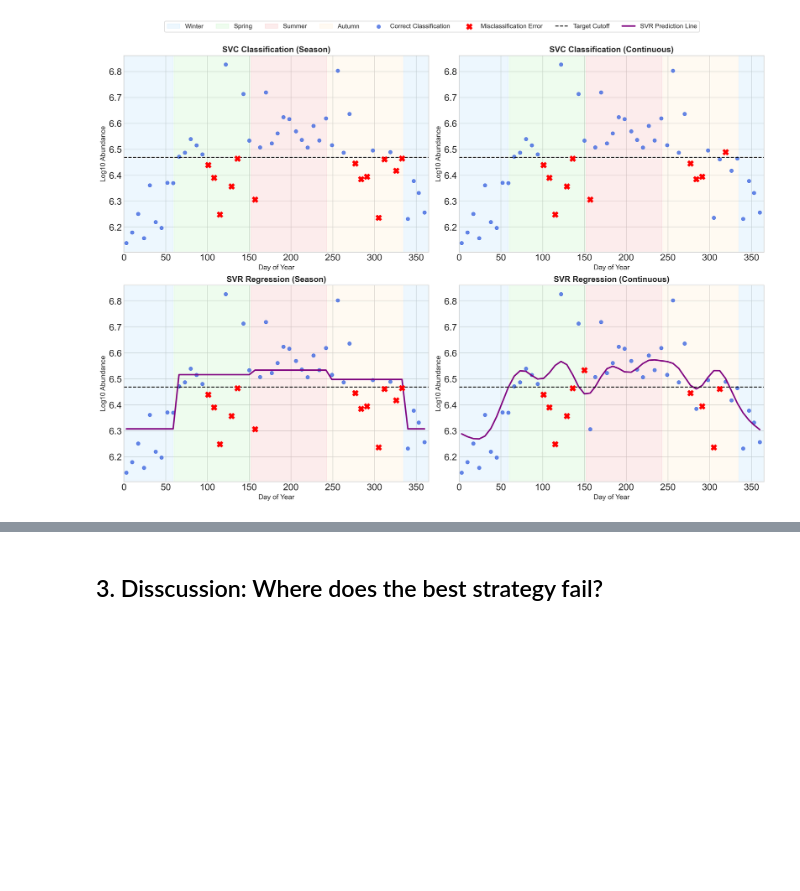
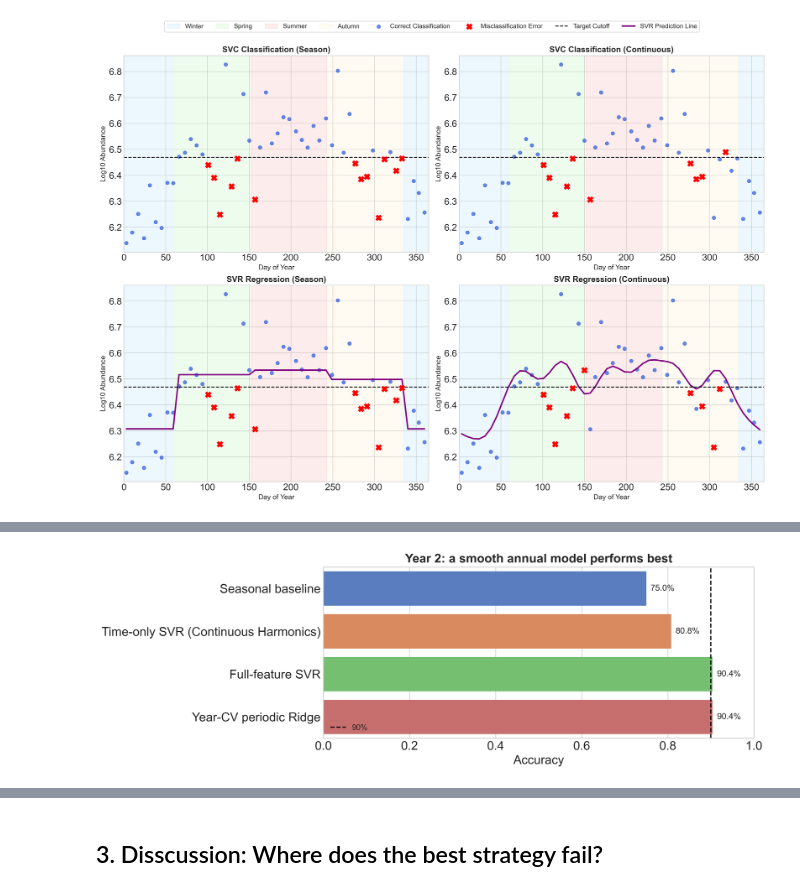
Before and after one commit to tjduu/dummy, a Jupyter notebook: ass1_oces5303_20601408.ipynb, the cells around one changed output, grey strips where cells are left out. Drawn from its saved outputs; the diff is of its cells as text; code cells hidden in the pictures; blank space fills up the shorter version.

```diff
--- a/ass1_oces5303_20601408.ipynb
+++ b/ass1_oces5303_20601408.ipynb
@@ -514,13 +508,13 @@ environmental_features = [
      "Log1p_PO4", "Log1p_SiO4","Log1p_DIN"
 ]
 svr_features = [
-    name for harmonic in range(1, 9) # minimum 6 harmonics for SVR to capture most, kept here with 8 for consistency with Ridge
+    name for harmonic in range(1, 9)
     for name in [f"Day_sin_{harmonic}", f"Day_cos_{harmonic}"]
 ] + environmental_features
 
 ridge_features = [
     name for harmonic in range(1, 9)
-    for name in [f"Day_sin_{harmonic}", f"Day_cos_{harmonic}"] # minimum 8 harmonics for Ridge to capture most
+    for name in [f"Day_sin_{harmonic}", f"Day_cos_{harmonic}"]
 ] + environmental_features
 
 def target_from_cutoff(data, cutoff):
@@ -542,21 +536,40 @@ def seasonal_baseline(training_data, evaluation_data, training_target):
     )
     return predictions, season_rules
 
-def ridge_pipeline():
+def regression_pipeline(model):
     return Pipeline([
         ("impute", SimpleImputer(strategy="median")),
         ("standardize", StandardScaler()),
-        ("model", Ridge()),
+        ("model", model),
     ])
 
-def year_cv_ridge_search():
+def year_cv_search(model, parameter_grid):
     return GridSearchCV(
-        ridge_pipeline(),
-        {"model__alpha": [0.01, 0.1, 1, 10, 100]},
+        regression_pipeline(model),
+        parameter_grid,
         scoring="neg_mean_absolute_error",
         cv=GroupKFold(n_splits=2),
         n_jobs=-1,
     )
+
+SVR_GRID = {
+    "model__C": [0.3, 1, 3, 10, 30, 100],
+    "model__gamma": ["scale", 0.005, 0.01, 0.05],
+}
+RIDGE_GRID = {"model__alpha": [0.01, 0.1, 1, 10, 100]}
+
+def svr_cv_search():
+    return year_cv_search(SVR(kernel="rbf"), SVR_GRID)
+
+def ridge_cv_search():
+    return year_cv_search(Ridge(), RIDGE_GRID)
+
+def fit_regression_classifier(search, training, testing, features, cutoff):
+    search.fit(
+        training[features], training["LogAbundance"], groups=training["Year"]
+    )
+    log_predictions = search.predict(testing[features])
+    return search, log_predictions, (log_predictions > cutoff).astype(int)
 
 def classification_metrics(observed, predicted):
     return {
@@ -575,37 +588,17 @@ season_predictions, season_rules = seasonal_baseline(
     main_training, main_testing, y_train
 )
 
-svr_search = GridSearchCV(
-    Pipeline([
-        ("impute", SimpleImputer(strategy="median")),
-        ("standardize", StandardScaler()),
-        ("model", SVR(kernel="rbf")),
-    ]),
-    {
-        "model__C": [0.3, 1, 3, 10, 30, 100],
-        "model__gamma": ["scale", 0.005, 0.01, 0.05],
-    },
-    scoring="neg_mean_absolute_error",
-    cv=GroupKFold(n_splits=2),
-    n_jobs=-1,
+svr_search = svr_cv_search()
+svr_search, svr_log_predictions, svr_predictions = fit_regression_classifier(
+    svr_search, main_training, main_testing, svr_features, main_cutoff
 )
 
-svr_search.fit(
-    main_training[svr_features], main_training["LogAbundance"],
-    groups=main_training["Year"],
+year_ridge_search = ridge_cv_search()
+year_ridge_search, year_ridge_log_predictions, year_ridge_predictions = (
+    fit_regression_classifier(
+        year_ridge_search, main_training, main_testing, ridge_features, main_cutoff
+    )
 )
-svr_log_predictions = svr_search.predict(main_testing[svr_features])
-svr_predictions = (svr_log_predictions > main_cutoff).astype(int)
-
-year_ridge_search = year_cv_ridge_search()
-year_ridge_search.fit(
-    main_training[ridge_features], main_training["LogAbundance"],
-    groups=main_training["Year"],
-)
-year_ridge_log_predictions = year_ridge_search.predict(main_testing[ridge_features])
-year_ridge_predictions = (year_ridge_log_predictions > main_cutoff).astype(int)
-
-display(season_rules.rename("Predicted class").to_frame())
 
 main_results = pd.DataFrame([
     {
@@ -639,4 +632,17 @@ main_results = pd.DataFrame([
 ])
 
 display(main_results.round(3))
+
+
+figure, axis = plt.subplots(figsize=(10, 4))
+sns.barplot(data=main_results, x="Accuracy", y="Strategy", ax=axis, hue="Strategy")
+axis.axvline(0.90, color="black", linestyle="--", label="90%")
+axis.set(xlim=(0, 1), title="Year 2: a smooth annual model performs best", xlabel="Accuracy", ylabel="")
+for bar, accuracy in zip(axis.patches, main_results["Accuracy"]):
+    axis.text(
+        bar.get_width() + 0.01, bar.get_y() + bar.get_height() / 2,
+        f"{accuracy:.1%}", va="center", fontsize=11,
+    )
+axis.legend(fontsize=10, loc="lower left")
+plt.show()
 # %% [output]
@@ -654,3 +654,4 @@ display(main_results.round(3))
+[figure, added]
 # %% [markdown]
 **Implication:**
 The evaluation on the held-out Year 2 test set clearly demonstrates the predictive value added at each phase of feature engineering:
```
Also changed, not shown: parts of 25 cells of this notebook.
